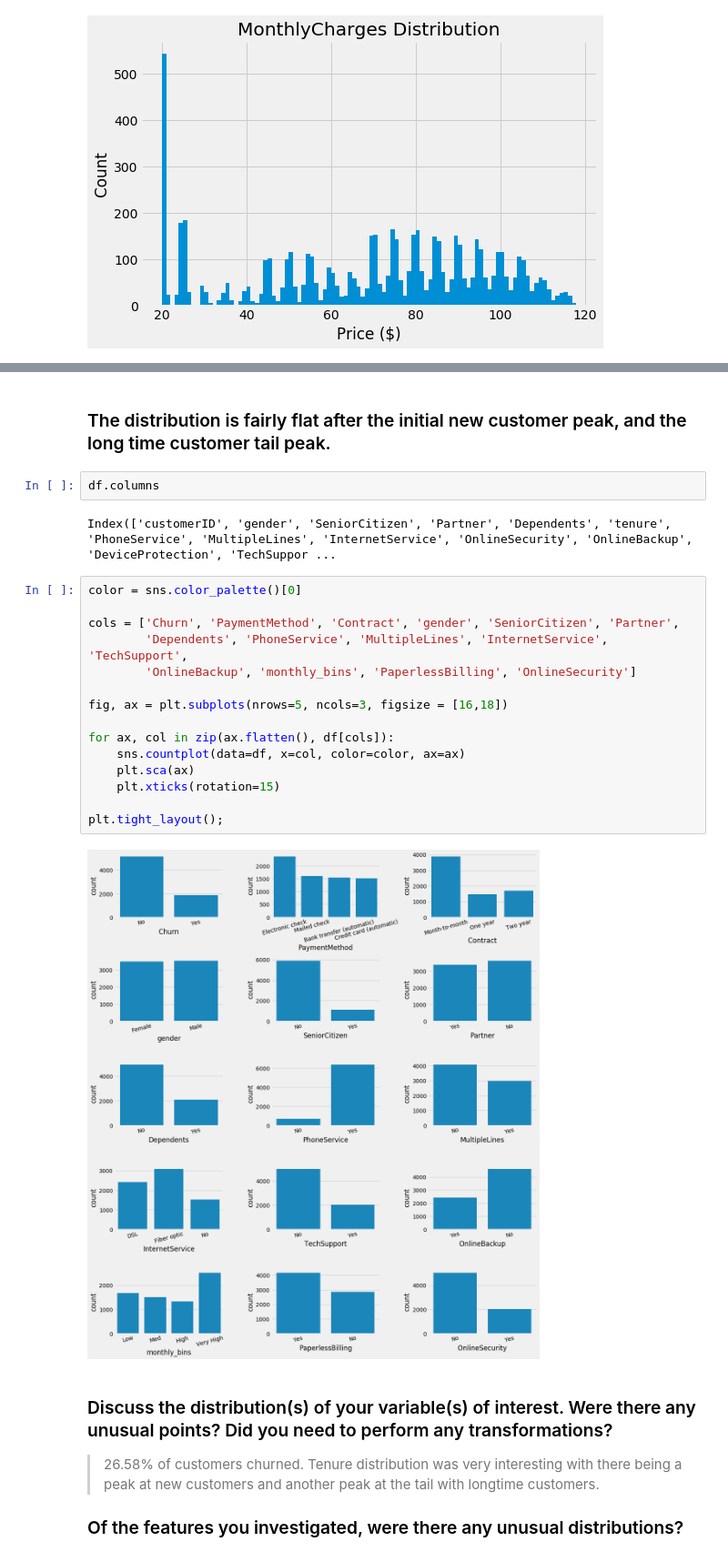
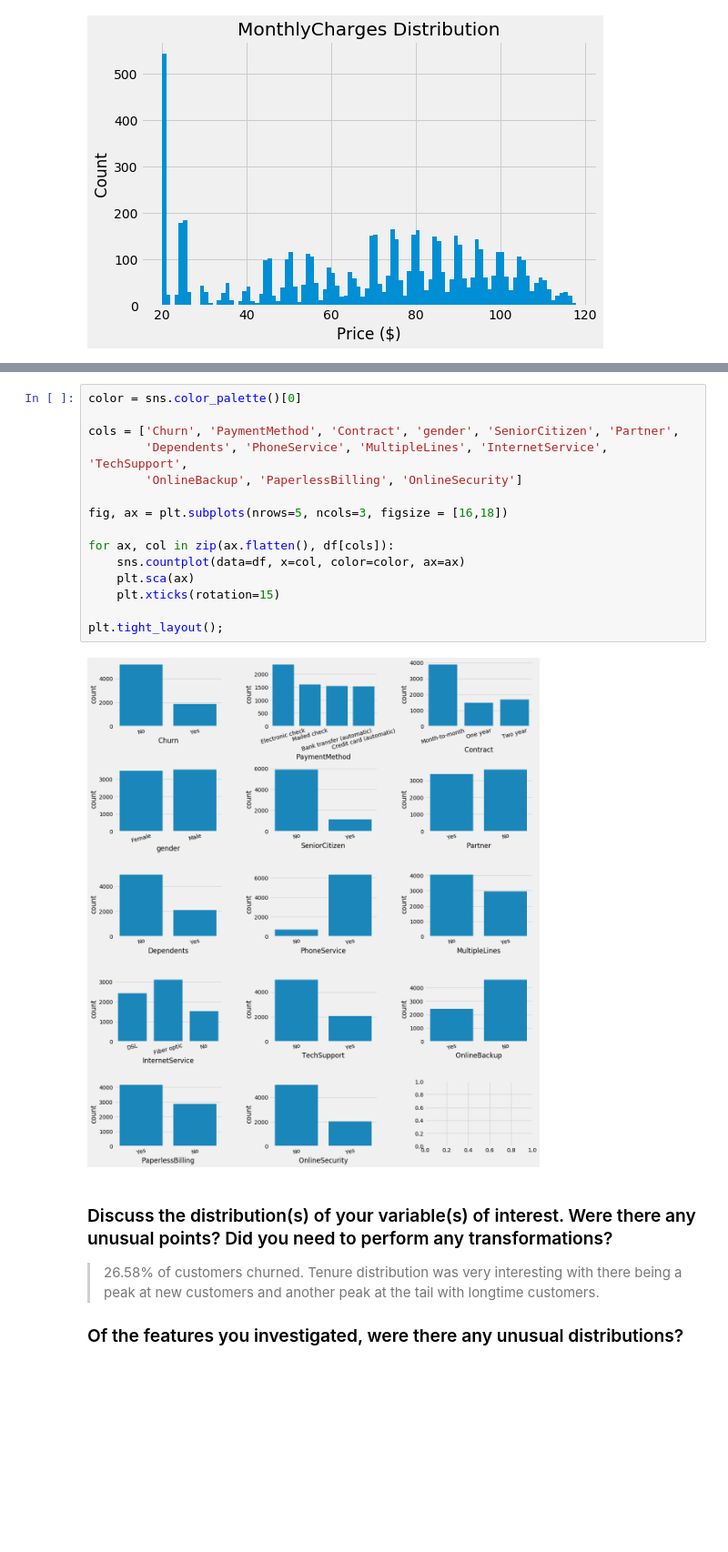
Before and after one commit to ashannon828/communicating_data_findings, a Jupyter notebook: exploration_template.ipynb, the cells around one changed output, grey strips where cells are left out. Shown at 91% size. Cells and saved outputs as stored; diff of their text form; blank space fills up the shorter version.

```diff
--- a/exploration_template.ipynb
+++ b/exploration_template.ipynb
@@ -271,26 +209,20 @@ plt.title('Tenure Distribution');
-# %% [markdown]
-### The distribution is fairly flat after the initial new customer peak, and the long time customer tail peak.
-# %%
-df.columns
-# %% [output]
-Index(['customerID', 'gender', 'SeniorCitizen', 'Partner', 'Dependents', 'tenure', 'PhoneService', 'MultipleLines', 'InternetService', 'OnlineSecurity', 'OnlineBackup', 'DeviceProtection', 'TechSuppor ...
 # %%
 color = sns.color_palette()[0]
 
 cols = ['Churn', 'PaymentMethod', 'Contract', 'gender', 'SeniorCitizen', 'Partner',
         'Dependents', 'PhoneService', 'MultipleLines', 'InternetService', 'TechSupport',
-        'OnlineBackup', 'monthly_bins', 'PaperlessBilling', 'OnlineSecurity']
+        'OnlineBackup', 'PaperlessBilling', 'OnlineSecurity']
 
 fig, ax = plt.subplots(nrows=5, ncols=3, figsize = [16,18])
 
 for ax, col in zip(ax.flatten(), df[cols]):
     sns.countplot(data=df, x=col, color=color, ax=ax)
     plt.sca(ax)
     plt.xticks(rotation=15)
 
 plt.tight_layout();
 # %% [output]
-[figure, old version]
+[figure, new version]
 # %% [markdown]
 ### Discuss the distribution(s) of your variable(s) of interest. Were there any unusual points? Did you need to perform any transformations?
 
```
Also changed, not shown: parts of 44 cells of this notebook.
